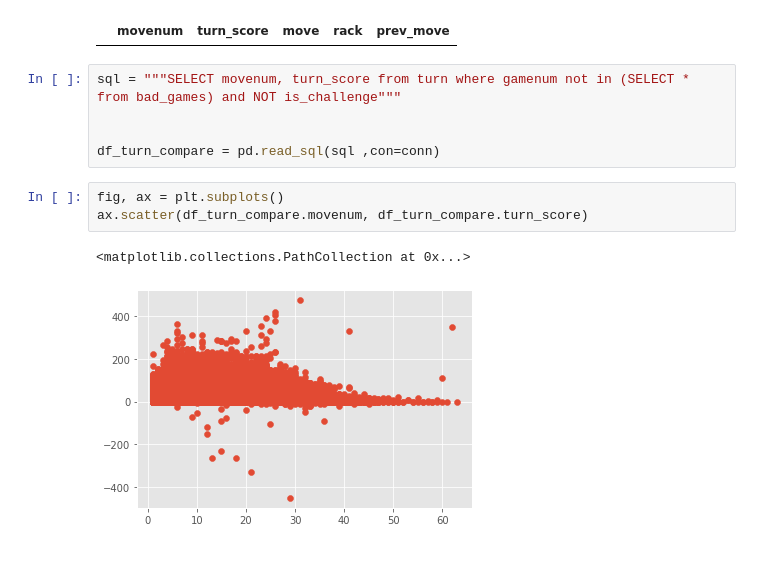
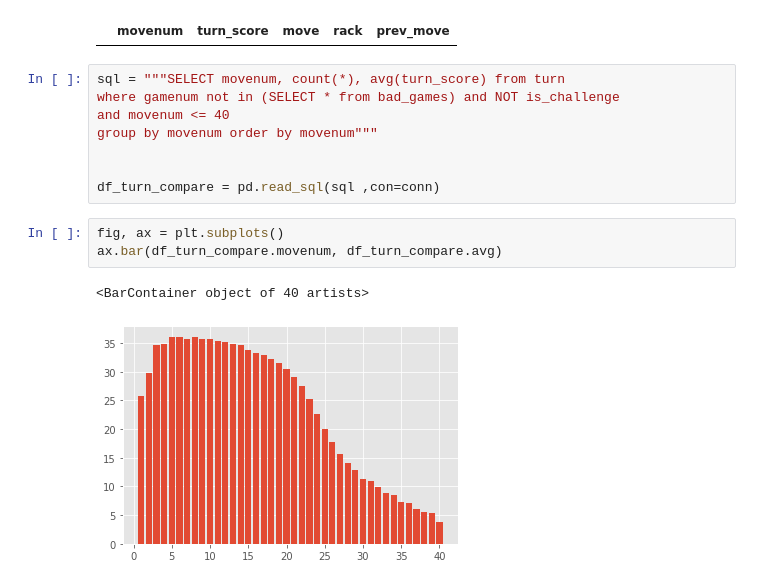
Before and after one commit to pkgalea/ScrabbleTileAnalyzer, a Jupyter notebook: DataExploration.ipynb, the cells around one changed output. Saved outputs shown, nothing was run; the diff lists cells and outputs as text.

Commit message:
first graphs

```diff
--- a/DataExploration.ipynb
+++ b/DataExploration.ipynb
@@ -268,13 +262,16 @@ df_good_p2[df_good_p2.rack.apply(lambda x: x.count('E')==7)]
 # %% [output]
 |  | movenum | turn_score | move | rack | prev_move |
 # %%
-sql = """SELECT movenum, turn_score from turn where gamenum not in (SELECT * from bad_games) and NOT is_challenge"""
+sql = """SELECT movenum, count(*), avg(turn_score) from turn
+where gamenum not in (SELECT * from bad_games) and NOT is_challenge
+and movenum <= 40
+group by movenum order by movenum"""
 
 
 df_turn_compare = pd.read_sql(sql ,con=conn)
 # %%
 fig, ax = plt.subplots()
-ax.scatter(df_turn_compare.movenum, df_turn_compare.turn_score)
+ax.bar(df_turn_compare.movenum, df_turn_compare.avg)
 # %% [output]
-<matplotlib.collections.PathCollection at 0x...>
+<BarContainer object of 40 artists>
-[figure, old version]
+[figure, new version]
```
Also changed, not shown: parts of 6 cells of this notebook.
